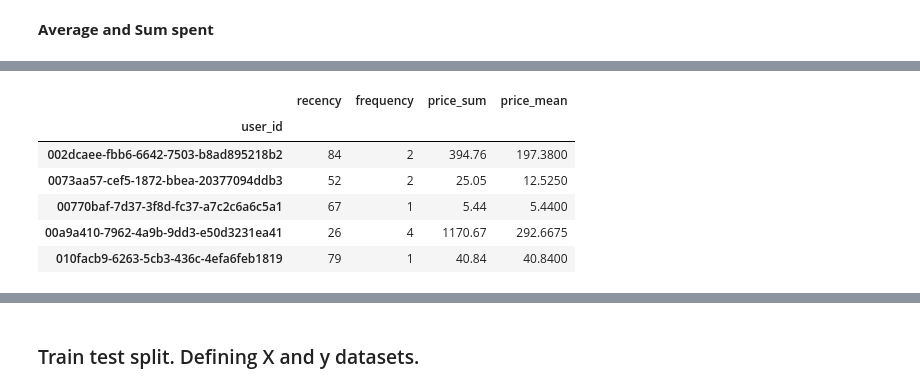
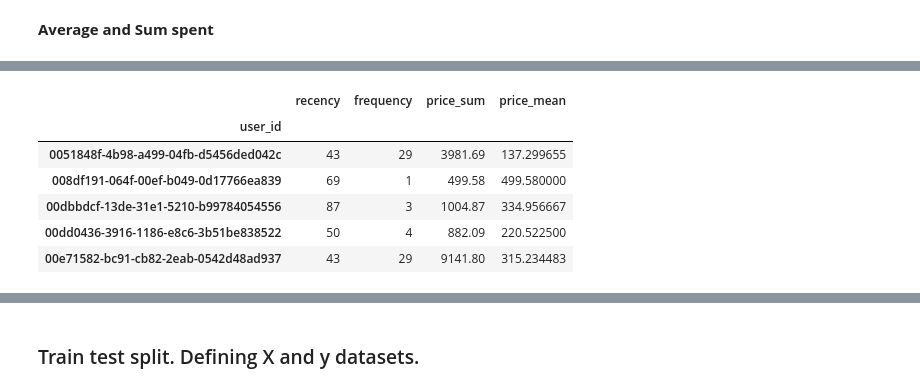
Before and after one commit to nicolas2192/CustomerLifeTimeValue, a Jupyter notebook: notebooks/customer_analysis.ipynb, the cells around one changed output, grey strips where cells are left out. Saved outputs shown, nothing was run; the diff lists cells and outputs as text; code cells hidden in the pictures.

```diff
--- a/notebooks/mpesa.ipynb
+++ b/notebooks/customer_analysis.ipynb
@@ -283,4 +289,4 @@ co_final.head()
 # %%
-cutoff = co_final.txn_date.max() - pd.to_timedelta(27, unit='d')
+cutoff = co_final.txn_date.max() - pd.to_timedelta(30, unit='d')
 cutoff
 # %% [output]
@@ -331,7 +337,7 @@ def recency(df):
     recency = grp.to_frame().set_axis(['recency'], axis=1)
     return recency
 
-recency_df = recency(co_final)
+recency_df = recency(x_raw)
 recency_df.head()
 # %% [output]
 |  | recency |
@@ -369,7 +353,7 @@ recency.head()
 def frequency(df):
     return df.groupby('user_id')['txn_date'].count().to_frame().set_axis(['frequency'], axis=1)
 
-frequency_df = frequency(co_final)
+frequency_df = frequency(x_raw)
 frequency_df.head()
 # %% [output]
 |  | frequency |
@@ -396,7 +369,7 @@ freq.head()
 def monetary_value(df):
     return df.groupby('user_id')[['amount_usd']].agg(['sum', 'mean']).set_axis(['price_sum', 'price_mean'], axis=1)
 
-mv_df = monetary_value(co_final)
+mv_df = monetary_value(x_raw)
 mv_df.head()
 # %% [output]
 |  | price_sum | price_mean |
@@ -420,16 +382,18 @@ p.head()
 # %%
 # Merging X datasets
 # %%
+# Merging X datasets
+
 def df_merger(dfs):
     return pd.concat(dfs, axis=1)
 
-merged = df_merger([recency_df, frequency_df, mv_df])
-merged.head()
+x = df_merger([recency_df, frequency_df, mv_df])
+x.head()
 # %% [output]
 |  | recency | frequency | price_sum | price_mean |
 | user_id |  |  |  |  |
-| 002dcaee-fbb6-6642-7503-b8ad895218b2 | 84 | 2 | 394.76 | 197.3800 |
-| 0073aa57-cef5-1872-bbea-20377094ddb3 | 52 | 2 | 25.05 | 12.5250 |
-| 00770baf-7d37-3f8d-fc37-a7c2c6a6c5a1 | 67 | 1 | 5.44 | 5.4400 |
-| 00a9a410-7962-4a9b-9dd3-e50d3231ea41 | 26 | 4 | 1170.67 | 292.6675 |
-| 010facb9-6263-5cb3-436c-4efa6feb1819 | 79 | 1 | 40.84 | 40.8400 |
+| 0051848f-4b98-a499-04fb-d5456ded042c | 43 | 29 | 3981.69 | 137.299655 |
+| 008df191-064f-00ef-b049-0d17766ea839 | 69 | 1 | 499.58 | 499.580000 |
+| 00dbbdcf-13de-31e1-5210-b99784054556 | 87 | 3 | 1004.87 | 334.956667 |
+| 00dd0436-3916-1186-e8c6-3b51be838522 | 50 | 4 | 882.09 | 220.522500 |
+| 00e71582-bc91-cb82-2eab-0542d48ad937 | 43 | 29 | 9141.80 | 315.234483 |
```
Also changed, not shown: parts of 45 cells of this notebook.
